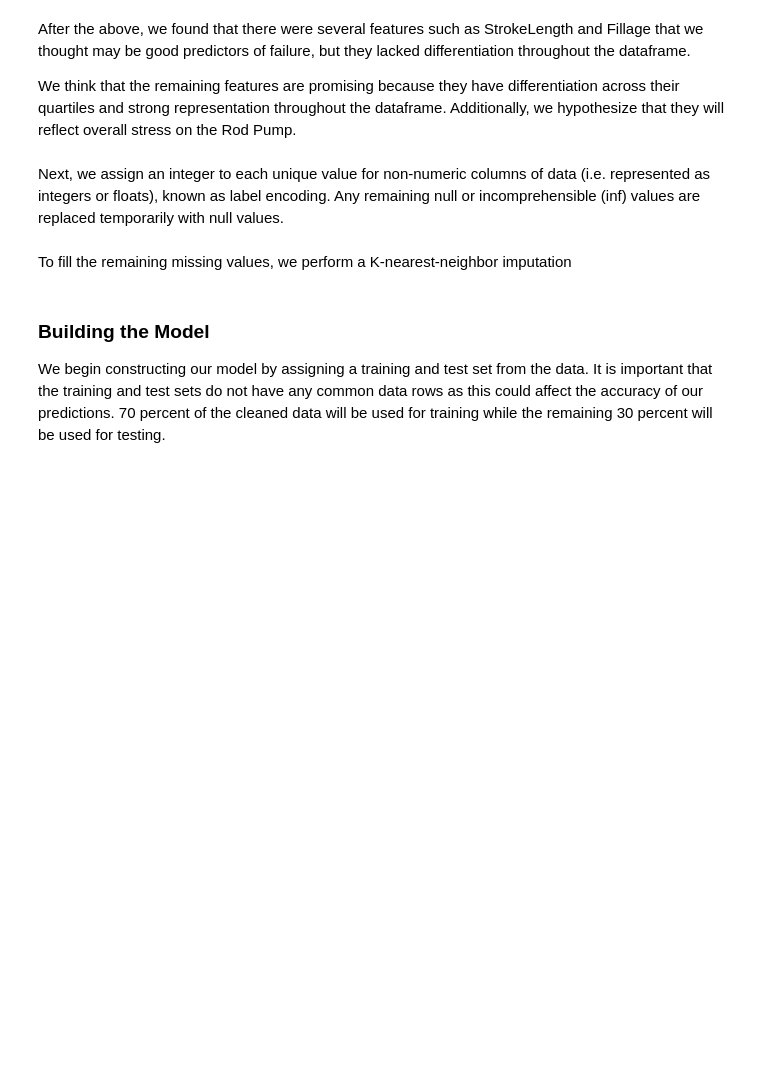
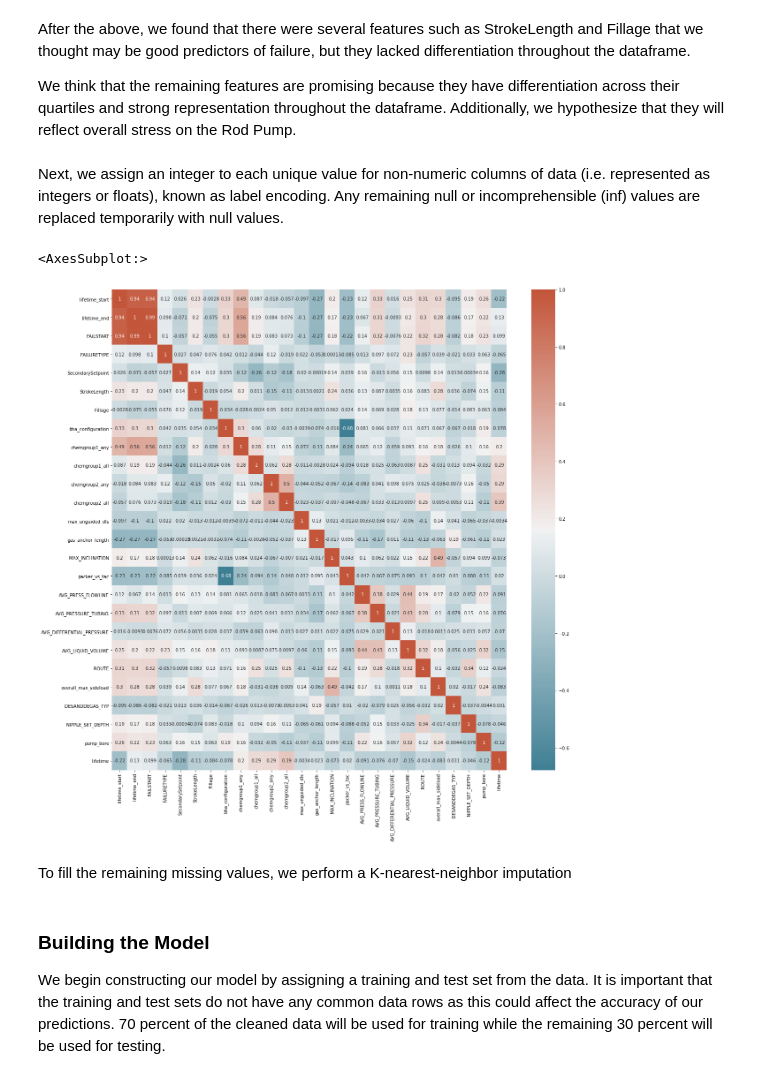
Before and after one commit to skeptrunedev/Rod_Pump_Optimization, a Jupyter notebook: notebooks/MVP_notebook.ipynb, the cells around one changed output. Cells and saved outputs as stored; diff of their text form; code cells hidden in the pictures; blank space fills up the shorter version.

```diff
--- a/notebooks/MVP_notebook.ipynb
+++ b/notebooks/MVP_notebook.ipynb
@@ -108,7 +111,10 @@ After the above, we found that there were several features such as StrokeLength
 We think that the remaining features are promising because they have differentiation across their quartiles and strong representation throughout the dataframe. Additionally, we hypothesize that they will reflect overall stress on the Rod Pump.
 # %%
 rpdf.drop(['GrossStrokeLength', 'YesterdaysAverageSPM', 'shallow_max_sideload', 'max_unguided_sideload', 'CHROME_LENGTH', 'ENDURALLOY_LENGTH', 'POLY_LENGTH', 'gasanchor_od', 'chemgroup3_all', 'REPORTTO','H2S_CONCENTRATION','AVG_OIL_VOLUME','dls_high_in_hole', 'roduid', 'UWI', 'NODEID', 'IDWELL', 'tbguid', 'IDRECJOBPULL', 'PrimarySetpoint', 'chemgroup3_any', 'AVG_WATERSG'], axis=1, inplace=True)
-rpdf.drop(['AVG_WATER_VOLUME','wellbore_category','manual_scale','rod_has_guides','rod_make','rod_apigrade','rod_sinker_type'], axis=1, inplace=True)
+rpdf.drop(['AVG_PRESSURE_CASING','AVG_WATER_VOLUME','wellbore_category','manual_scale','rod_has_guides','rod_make','rod_apigrade','rod_sinker_type'], axis=1, inplace=True)
+# rpdf.drop(['chemgroup1_all','chemgroup2_all'], axis=1, inplace=True)
+# rpdf.drop(['SecondarySetpoint', 'StrokeLength', 'Fillage', 'bha_configuration', 'chemgroup1_any', 'chemgroup1_all'], axis=1, inplace=True)
+# rpdf.drop(['pump_bore','chemgroup2_any', 'chemgroup2_all', 'max_unguided_dls', 'gas_anchor_length', 'MAX_INCLINATION'], axis=1, inplace=True)
 # %% [markdown]
 Next, we assign an integer to each unique value for non-numeric columns of data (i.e. represented as integers or floats), known as label encoding. Any remaining null or incomprehensible (inf) values are replaced temporarily with null values.
 # %%
@@ -128,6 +134,13 @@ rpdf_cleaned['DESANDDEGAS_TYP'] = labelencoder.fit_transform(rpdf_cleaned['DESAN
 
 rpdf_cleaned.fillna(np.nan, inplace=True)
 rpdf_cleaned.replace([np.inf, -np.inf], np.nan, inplace=True)
+# %%
+corr = rpdf_cleaned.corr()# plot the heatmap
+fig, ax = plt.subplots(figsize=(20,20))
+sns.heatmap(corr, xticklabels=corr.columns, yticklabels=corr.columns, annot=True, cmap=sns.diverging_palette(220, 20, as_cmap=True))
+# %% [output]
+<AxesSubplot:>
+[figure, added]
 # %% [markdown]
 To fill the remaining missing values, we perform a K-nearest-neighbor imputation
 # %%
```
Also changed, not shown: parts of 14 cells of this notebook, 12 other files.
